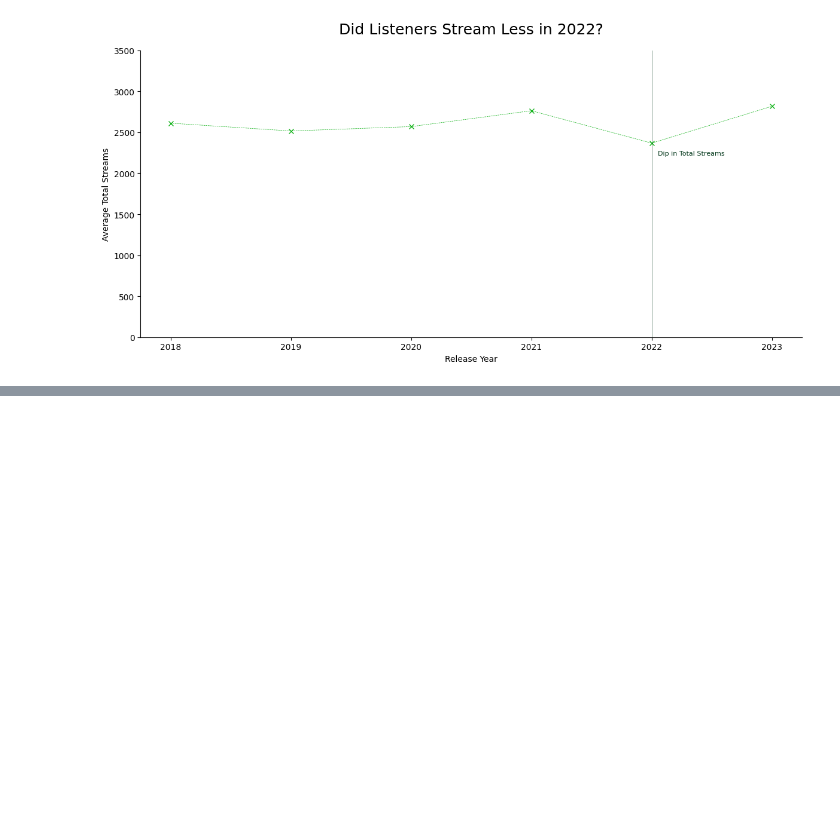
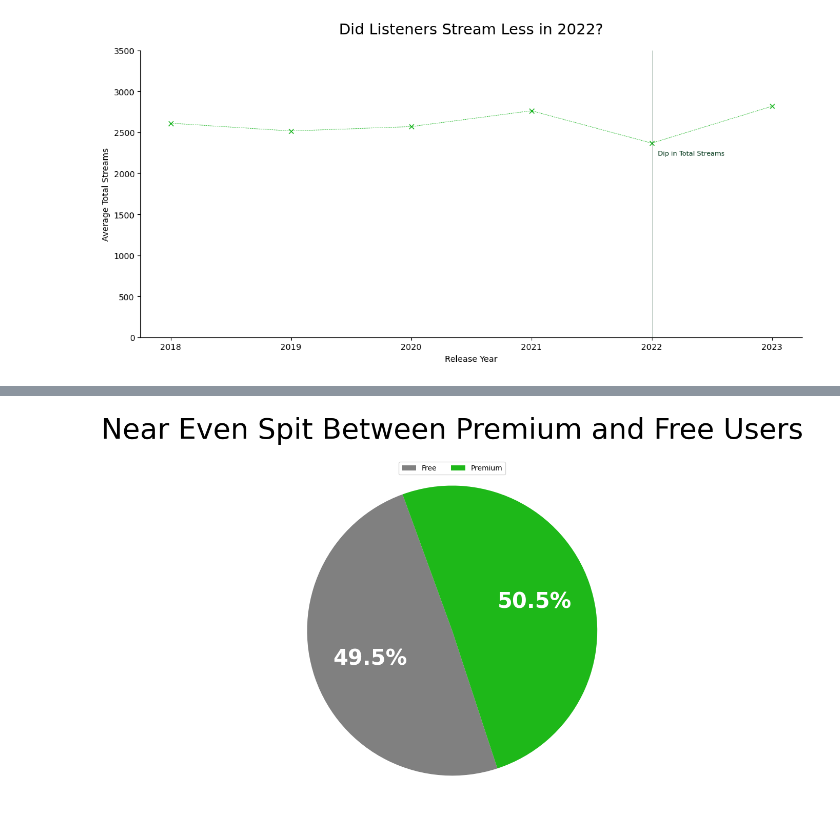
Before and after one commit to jessegarrido/learning_plots_jessegarrido, a Jupyter notebook: notebooks/learning_plots_jessegarrido.ipynb, the cells around one changed output, grey strips where cells are left out. Saved outputs shown, nothing was run; the diff lists cells and outputs as text; code cells hidden in the pictures; blank space fills up the shorter version.

```diff
--- a/notebooks/learning_plots_jessegarrido.ipynb
+++ b/notebooks/learning_plots_jessegarrido.ipynb
@@ -296,0 +328,33 @@ plt.show()
+# %%
+fig, ax = plt.subplots(figsize=(8,8))
+
+wedges, texts, autotexts = ax.pie(
+    platform_totals,
+    autopct="%1.1f%%",
+    startangle=110,
+    colors=["gray","#1eb819"]
+    )
+
+ax.set_title(
+    "Near Even Spit Between Premium and Free Users",
+    fontsize=40,
+    pad=15,
+    loc="center"
+)
+
+for autotext in autotexts:
+        autotext.set_fontsize(30)
+        autotext.set_color("white")
+        autotext.set_weight("bold")
+ax.legend(
+    wedges,
+    platform_totals.index,
+    loc="lower center",
+    bbox_to_anchor = (0.5, 0.92),
+    ncol= 2
+)
+
+plt.tight_layout()
+plt.show()
+# %% [output]
+[figure, added]
```
Also changed, not shown: parts of 3 cells of this notebook.
